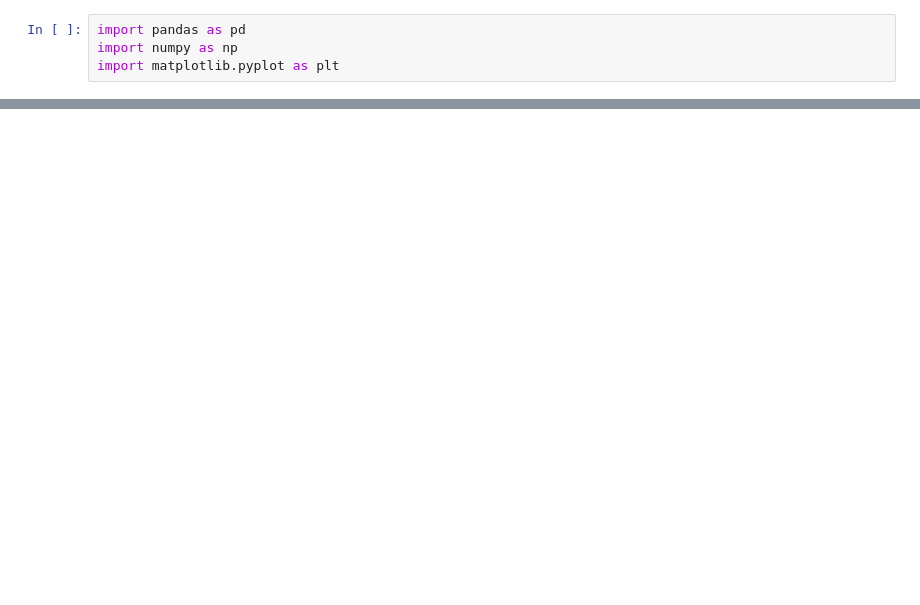
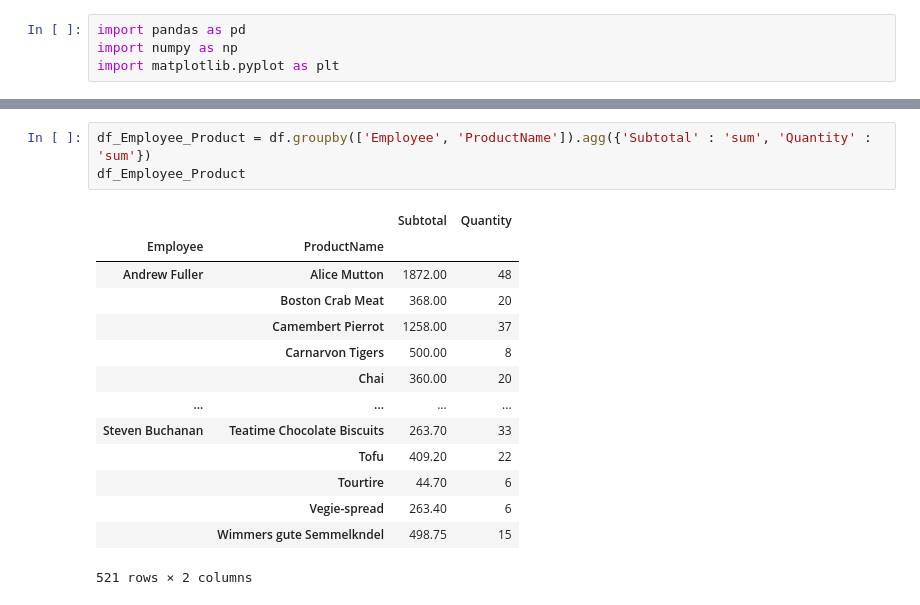
Before and after one commit to jdridges/Capstone_2, a Jupyter notebook: Transactional Analysis.ipynb, the cells around one changed output, grey strips where cells are left out. Cells and saved outputs as stored; diff of their text form; blank space fills up the shorter version.

```diff
--- a/Transactional Analysis.ipynb
+++ b/Transactional Analysis.ipynb
@@ -8,0 +205,18 @@ FileNotFoundError: [Errno 2] No such file or directory: 'transactional_data.csv'
+# %%
+df_Employee_Product = df.groupby(['Employee', 'ProductName']).agg({'Subtotal' : 'sum', 'Quantity' : 'sum'})
+df_Employee_Product
+# %% [output]
+|  |  | Subtotal | Quantity |
+| Employee | ProductName |  |  |
+| Andrew Fuller | Alice Mutton | 1872.00 | 48 |
+|  | Boston Crab Meat | 368.00 | 20 |
+|  | Camembert Pierrot | 1258.00 | 37 |
+|  | Carnarvon Tigers | 500.00 | 8 |
+|  | Chai | 360.00 | 20 |
+| ... | ... | ... | ... |
+| Steven Buchanan | Teatime Chocolate Biscuits | 263.70 | 33 |
+|  | Tofu | 409.20 | 22 |
+|  | Tourtire | 44.70 | 6 |
+|  | Vegie-spread | 263.40 | 6 |
+|  | Wimmers gute Semmelkndel | 498.75 | 15 |
+521 rows × 2 columns
```
Also changed, not shown: parts of 20 cells of this notebook.
